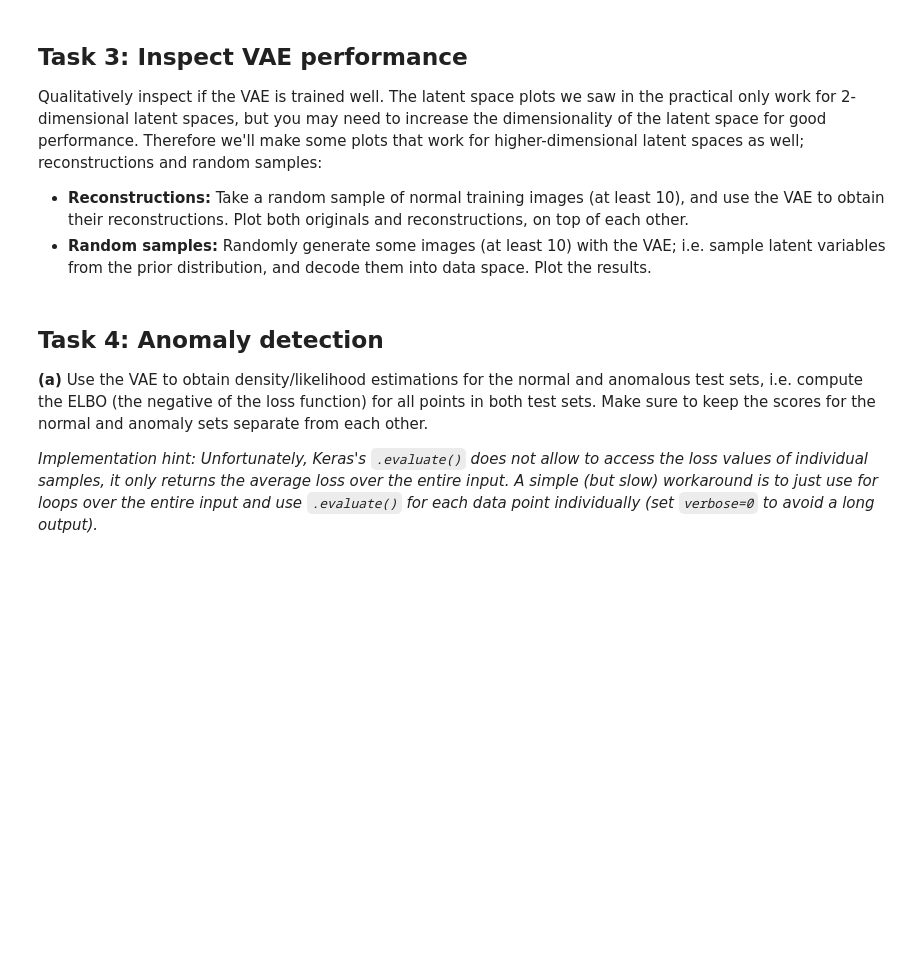
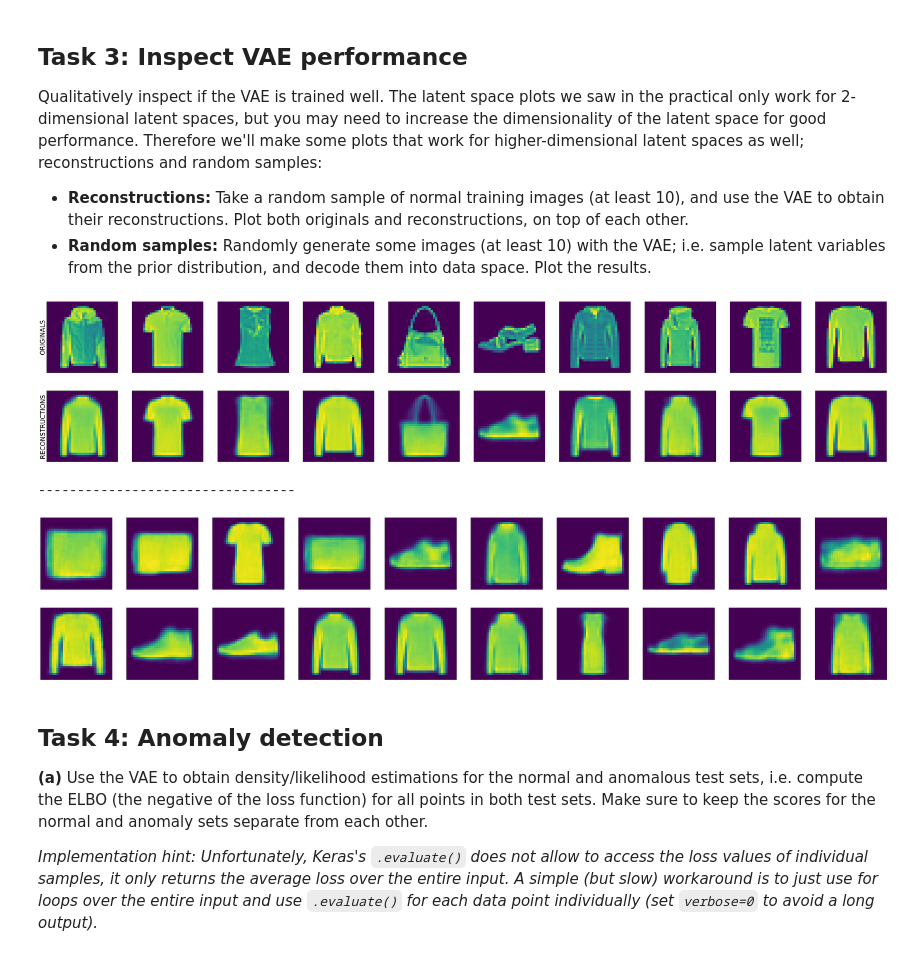
Before and after one commit to Joriswillems/deeplearning, a Jupyter notebook: assignment4/Assignment_4_82.ipynb, the cells around one changed output. Cells and saved outputs as stored; diff of their text form; code cells hidden in the pictures; blank space fills up the shorter version.

```diff
--- a/assignment4/Assignment_4_82.ipynb
+++ b/assignment4/Assignment_4_82.ipynb
@@ -220,10 +230,19 @@ WARNING:tensorflow:Output decoder missing from loss dictionary. We assume this w
 **(b)** Train the VAE on the FashionMNIST training dataset without the anomaly class. Make sure that you train long enough such that the loss is no longer going down. Make sure that the training output is printed (use the default `verbose` setting in `.fit`).
 # %%
 #### INSERT CODE HERE ####
+from keras.callbacks import EarlyStopping
+
+es = EarlyStopping(
+    monitor="loss",
+    patience=2,
+    restore_best_weights=True,
+)
+
 batch_size = 100
 epochs = 50
 
 vae.fit(x_train,
         epochs=epochs,
-        batch_size=batch_size)
+        batch_size=batch_size,
+        callbacks=es)
 # %% [output]
@@ -241,3 +273,39 @@ Qualitatively inspect if the VAE is trained well. The latent space plots we saw
+# %%
+#### INSERT CODE HERE ####
+nrows = 2; ncols = 10; s=7
+fnt_size = 30
+# initiate subplots
+fig, axes = plt.subplots(nrows=nrows, ncols=ncols, figsize=(ncols*s, nrows*s))
+idcs = np.random.randint(0, x_train.shape[0]-1, size=ncols)
+for i, row in enumerate(axes):
+    for j, subplot in enumerate(row):
+        idx = idcs[j]
+        if i == 0:
+            subplot.imshow(x_train[idx][:,:,0])
+            subplot.set_xticks([]); subplot.set_yticks([])
+            if j == 0:
+                subplot.set_ylabel("ORIGINALS", fontsize=fnt_size)
+        elif i == 1:
+            dec_sample = vae.predict(x_train[idx].reshape(1,width,height,depth))
+            subplot.imshow(dec_sample[0,:,:,0])
+            subplot.set_xticks([]); subplot.set_yticks([])
+            if j == 0:
+                subplot.set_ylabel("RECONSTRUCTIONS", fontsize=fnt_size)
+plt.show()
+
+
+print("---------------------------------")
+
+fig, axes = plt.subplots(nrows=nrows, ncols=ncols, figsize=(ncols*s, nrows*s))
+for i, row in enumerate(axes):
+    for j, subplot in enumerate(row):
+        sample = K.random_normal(shape=(latent_dim,), mean=0, stddev=1)
+        subplot.imshow(decoder.predict(K.reshape(sample, (1,latent_dim)))[0,:,:,0])
+        subplot.set_xticks([]); subplot.set_yticks([])
+# %% [output]
+[figure, added]
+---------------------------------
+[figure, added]
 # %% [markdown]
 ## Task 4: Anomaly detection
 **(a)** Use the VAE to obtain density/likelihood estimations for the normal and anomalous test sets, i.e. compute the ELBO (the negative of the loss function) for all points in both test sets. Make sure to keep the scores for the normal and anomaly sets separate from each other.
```
Also changed, not shown: parts of 11 cells of this notebook.
